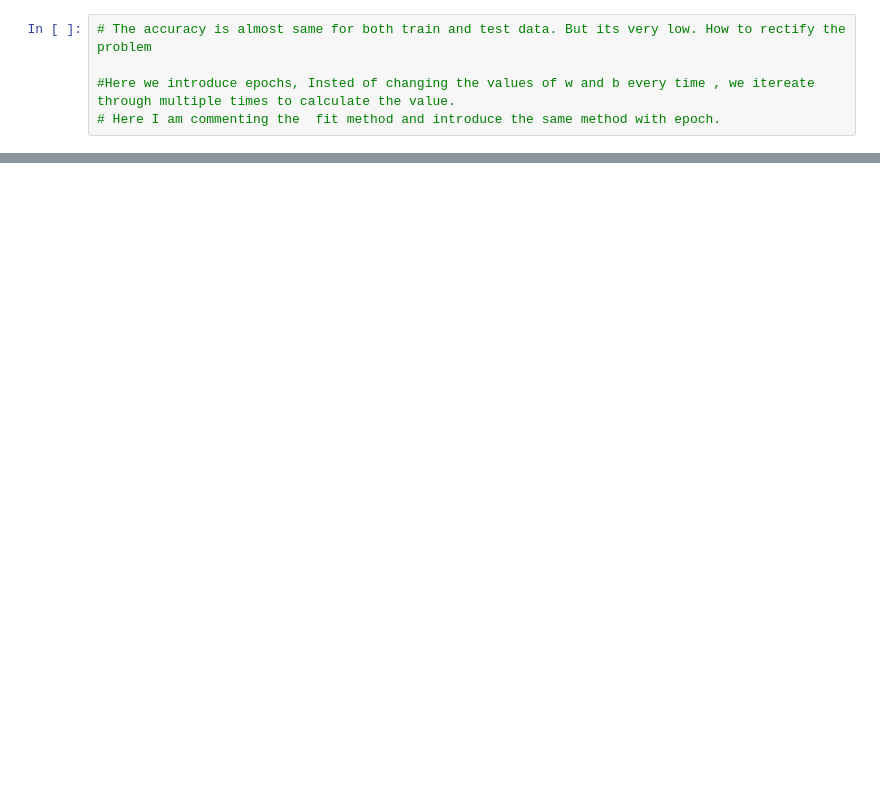
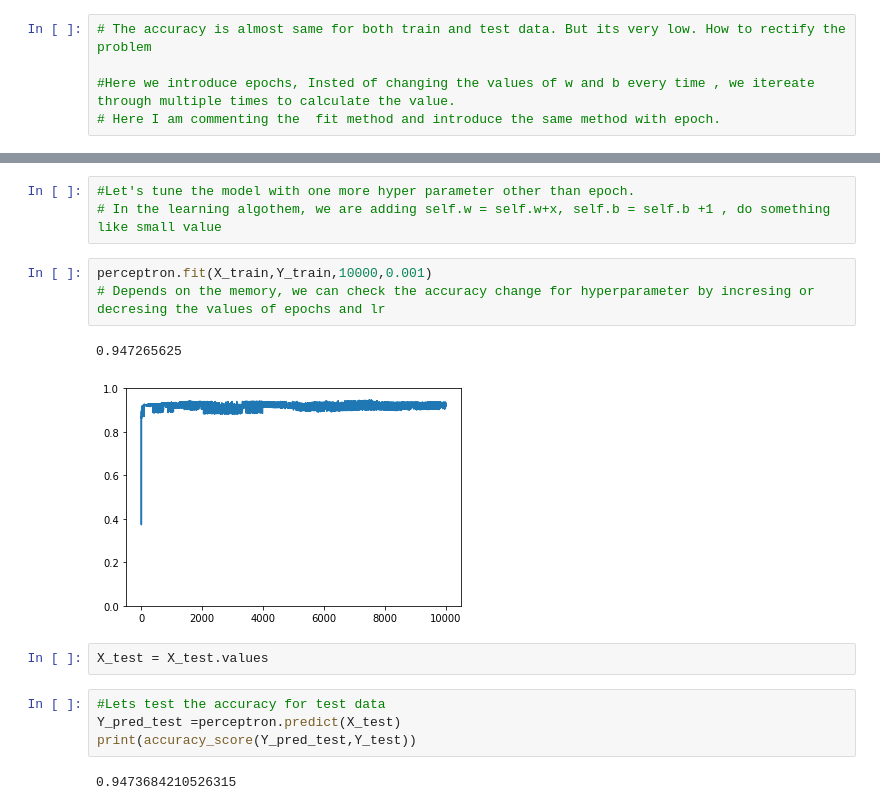
Before and after one commit to rajeshchengannur/DeepLearning, a Jupyter notebook: DL102_MPNeuron_And_Perceptron.ipynb, the cells around one changed output, grey strips where cells are left out. Cells and saved outputs as stored; diff of their text form; blank space fills up the shorter version.

```diff
--- a/DL102_MPNeuron_And_Perceptron.ipynb
+++ b/DL102_MPNeuron_And_Perceptron.ipynb
@@ -415,0 +448,17 @@ perceptron.fit(X_train,Y_train,50)
+# %%
+#Let's tune the model with one more hyper parameter other than epoch.
+# In the learning algothem, we are adding self.w = self.w+x, self.b = self.b +1 , do something like small value
+# %%
+perceptron.fit(X_train,Y_train,10000,0.001)
+# Depends on the memory, we can check the accuracy change for hyperparameter by incresing or decresing the values of epochs and lr
+# %% [output]
+0.947265625
+[figure, added]
+# %%
+X_test = X_test.values
+# %%
+#Lets test the accuracy for test data
+Y_pred_test =perceptron.predict(X_test)
+print(accuracy_score(Y_pred_test,Y_test))
+# %% [output]
+0.9473684210526315
```
Also changed, not shown: parts of 17 cells of this notebook.
